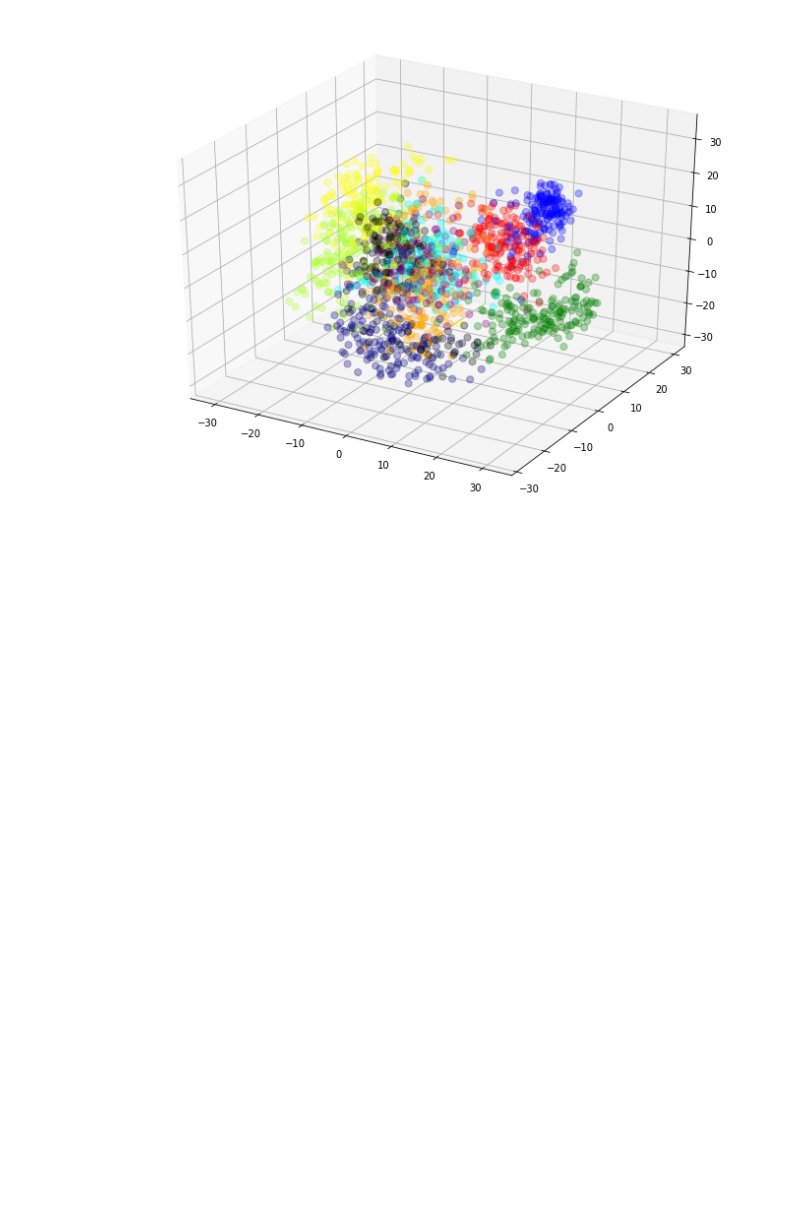
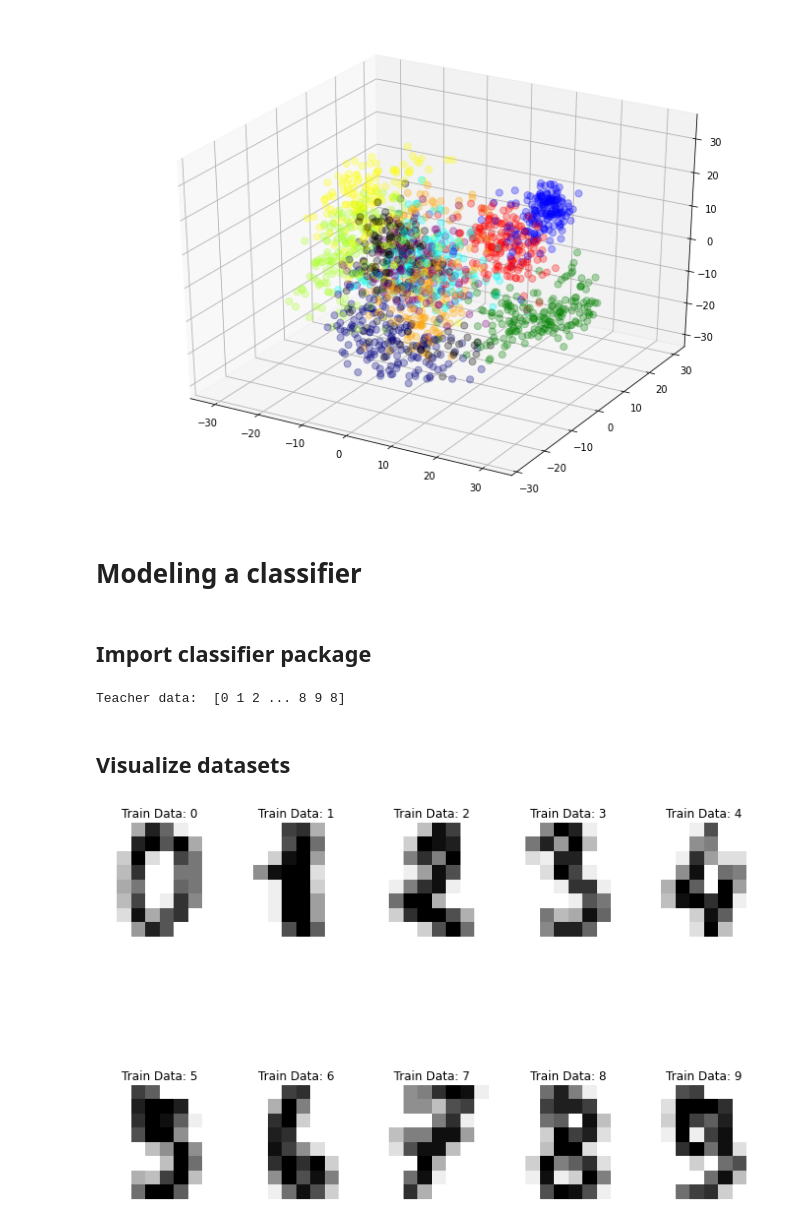
Before and after one commit to nobobobo/ml-handson, a Jupyter notebook: digits_recognition_sklearn.ipynb, the cells around one changed output. Cells and saved outputs as stored; diff of their text form; code cells hidden in the pictures; blank space fills up the shorter version.

```diff
--- a/digits_recognition_sklearn.ipynb
+++ b/digits_recognition_sklearn.ipynb
@@ -148,3 +148,26 @@ subfig.scatter(three_features[:, 0], three_features[:,1], three_features[:,2],
 plt.show()
 # %% [output]
 [figure]
+# %% [markdown]
+# Modeling a classifier
+# %% [markdown]
+## Import classifier package
+# %%
+from sklearn import svm, metrics
+
+images_and_labels = list(zip(digits.images, digits.target))
+print('Teacher data: ', digits.target)
+# %% [output]
+Teacher data:  [0 1 2 ... 8 9 8]
+# %% [markdown]
+## Visualize datasets
+# %%
+fig = plt.figure(figsize=(12,9))
+
+for index, (image, label) in enumerate(images_and_labels[:10]):
+  plt.subplot(2,5, index+1)
+  plt.axis('off')
+  plt.imshow(image, cmap=plt.cm.gray_r, interpolation='nearest')
+  plt.title('Train Data: %i' % label)
+# %% [output]
+[figure, added]
```
Also changed, not shown: parts of 9 cells of this notebook.
